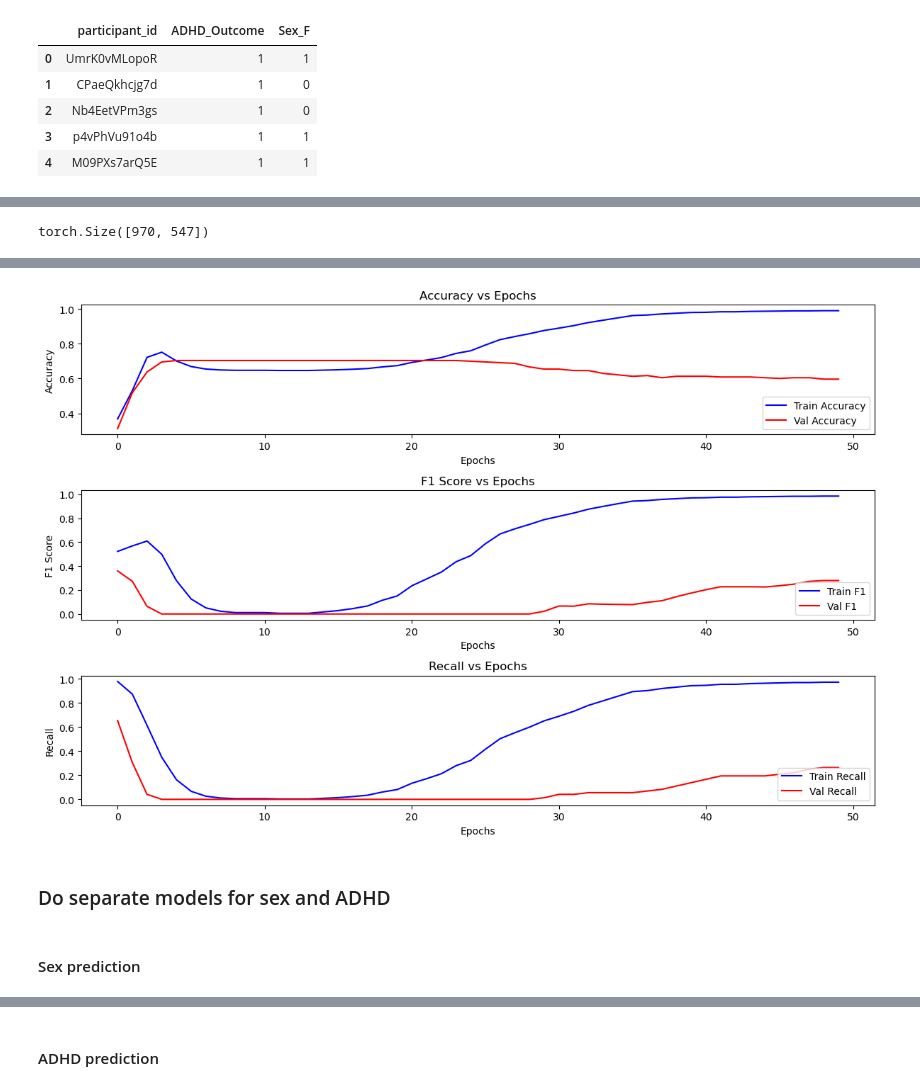
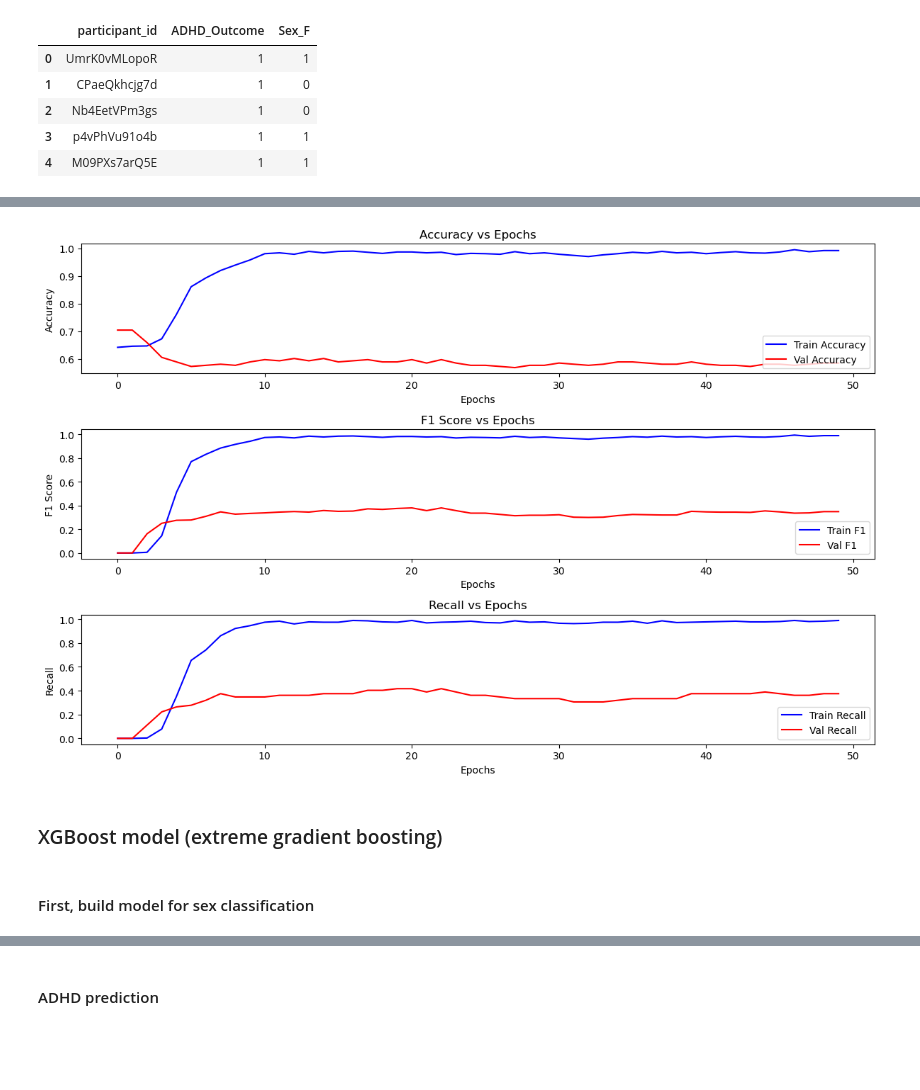
Before and after one commit to itszoetom/WiDSdatathon, a Jupyter notebook: model/model.ipynb, the cells around one changed output, grey strips where cells are left out. Saved outputs shown, nothing was run; the diff lists cells and outputs as text; code cells hidden in the pictures; blank space fills up the shorter version.

```diff
--- a/model/model.ipynb
+++ b/model/model.ipynb
@@ -319,19 +323,14 @@ X_train, X_val, y_train, y_val = train_test_split(
 # Scale inputs
 scaler = StandardScaler()
 X_train_scaled = scaler.fit_transform(X_train)
-X_train_scaled = X_train_scaled.astype(np.float32) # Trying to debug memory issues
 X_val_scaled = scaler.transform(X_val)
 # %%
 # Convert to PyTorch tensors
 X_train_tensor = torch.tensor(X_train_scaled, dtype=torch.float32)
 X_train_tensor = X_train_tensor.to("cpu")
 X_val_tensor = torch.tensor(X_val_scaled, dtype=torch.float32)
-y_train_tensor = torch.tensor(y_train.values, dtype=torch.float32).unsqueeze(1)
-y_val_tensor = torch.tensor(y_val.values, dtype=torch.float32).unsqueeze(1)
-
-print(X_train_tensor.size())
+y_train_tensor = torch.tensor(y_train_sex.values, dtype=torch.float32).unsqueeze(1)
+y_val_tensor = torch.tensor(y_val_sex.values, dtype=torch.float32).unsqueeze(1)
-# %% [output]
-torch.Size([970, 547])
 # %%
 from sklearn.utils.class_weight import compute_class_weight
 import torch
@@ -349,18 +348,20 @@ class SimpleNN(nn.Module):
         super(SimpleNN, self).__init__()
         self.fc1 = nn.Linear(input_dim, 128)
         self.relu = nn.ReLU()
+        self.dropout1 = nn.Dropout(0.5)
         self.fc2 = nn.Linear(128, 64)
+        self.dropout2 = nn.Dropout(0.5)
         self.fc3 = nn.Linear(64, 1)
-        self.sigmoid = nn.Sigmoid()  # for binary classification
 
     def forward(self, x):
-        out = self.fc1(x)
-        out = self.relu(out)
-        out = self.fc2(out)
-        out = self.relu(out)
-        out = self.fc3(out)
-        out = self.sigmoid(out)
-        return out
+        x = self.fc1(x)
+        x = self.relu(x)
+        x = self.dropout1(x)
+        x = self.fc2(x)
+        x = self.relu(x)
+        x = self.dropout2(x)
+        x = self.fc3(x)
+        return x
 # %%
 # Instantiate model
 model = SimpleNN(input_dim=X_train.shape[1])
@@ -370,7 +371,11 @@ criterion = nn.BCEWithLogitsLoss(
     pos_weight=class_weights[1]
 )  # weight for the minority class
 
-optimizer = optim.Adam(model.parameters(), lr=0.001)
+# Want to penalize misclassification of females as males
+# and take into account that the training set has 2x as many males as females
+pos_weight = torch.tensor([2.0])
+# criterion = nn.BCEWithLogitsLoss(pos_weight = pos_weight)
+optimizer = torch.optim.Adam(model.parameters(), lr=0.01, weight_decay=1e-3)
 
 # Initialize lists to store metrics
 train_acc_list = []
@@ -410,11 +415,12 @@ for epoch in range(n_epochs):
     # Validation
     model.eval()
     with torch.no_grad():
-        val_outputs = model(X_val_tensor)
-        val_loss = criterion(val_outputs, y_val_tensor)
-
-        # Apply threshold to get binary predictions for validation
-        preds_val = (val_outputs > 0.5).float()
+        outputs = model(X_val_tensor)
+        val_loss = criterion(
+            outputs, y_val_tensor
+        )  # <--- add this line to compute validation loss
+        preds = torch.sigmoid(outputs)
+        preds_val = (preds > 0.5).float()
 
         # Compute metrics for validation
         val_acc = accuracy_score(y_val_tensor.numpy(), preds_val.numpy())
@@ -433,9 +439,9 @@ for epoch in range(n_epochs):
             f"- Val Accuracy: {val_acc:.4f} - Val F1: {val_f1:.4f} - Val Recall: {val_recall:.4f}"
         )
 
+
 # Plotting the metrics
 epochs = list(range(n_epochs))
-
 plt.figure(figsize=(12, 8))
 
 # Plot accuracy
@@ -481,5 +487 @@ Epoch [45/50] - Train Loss: 0.6259 - Val Loss: 0.8376 - Train Accuracy: 0.9876 -
-[figure, old version]
+[figure, new version]
-# %% [markdown]
-### Do separate models for sex and ADHD
-# %% [markdown]
-#### Sex prediction
@@ -491 +488,5 @@ X_val_scaled = scaler.transform(X_val)
+# %% [markdown]
+### XGBoost model (extreme gradient boosting)
+# %% [markdown]
+#### First, build model for sex classification
 # %%
```
Also changed, not shown: parts of 15 cells of this notebook, 1 other file.
